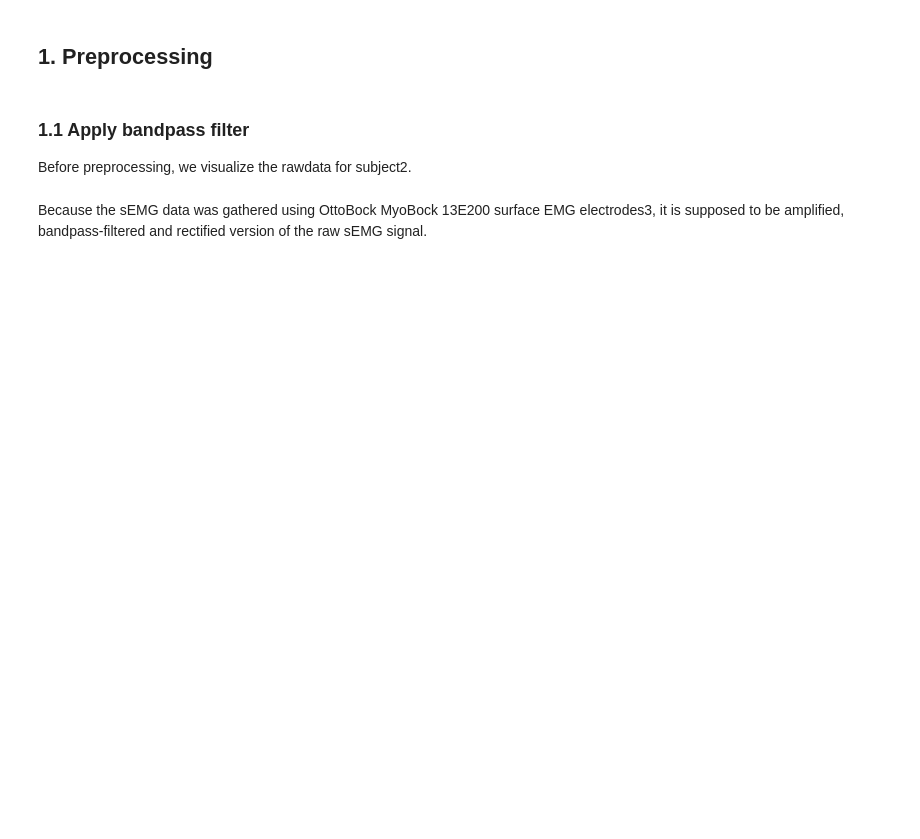
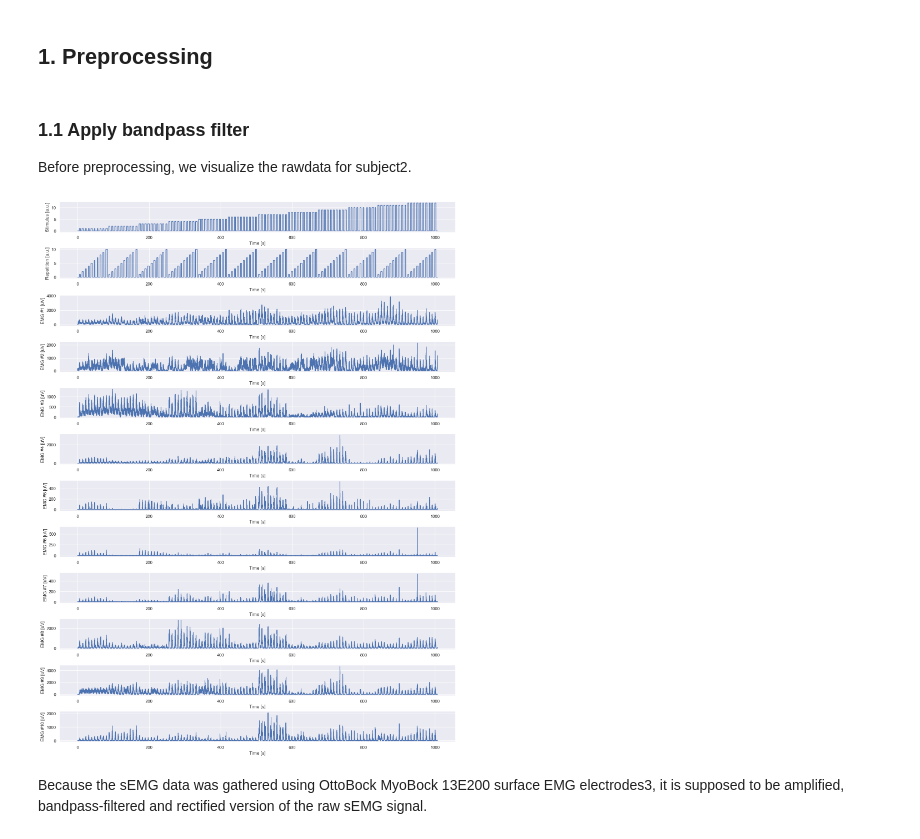
Before and after one commit to YuanshengZhou309/NSSP_Project2, a Jupyter notebook: Miniproject2-Part1-2.ipynb, the cells around one changed output. Saved outputs shown, nothing was run; the diff lists cells and outputs as text; code cells hidden in the pictures; blank space fills up the shorter version.

```diff
--- a/Miniproject2-Part1-2.ipynb
+++ b/Miniproject2-Part1-2.ipynb
@@ -33,24 +41,26 @@ Before preprocessing, we visualize the rawdata for subject2.
 # %%
 n_channels = emg.shape[1]
 
-fs = 2000 # According to the references, sampling frequency here is 2000 Hz.
+fs = 100 # According to the references, sampling frequency here is 2000 Hz.
 
 time_steps = np.arange(0,emg.shape[0]/fs, 1/fs)
 
 fig, ax = plt.subplots(n_channels+2, 1, constrained_layout=True, figsize=(15, 20))
 
 ax[0].plot(time_steps, stimulus)
 ax[0].set_xlabel("Time [s]")
 ax[0].set_ylabel("Stimulus [a.u.]")
 
 ax[1].plot(time_steps, repetition)
 ax[1].set_xlabel("Time [s]")
 ax[1].set_ylabel("Repetition [a.u.]")
 
 for channel_idx in range(n_channels):
     ax[channel_idx+2].plot(time_steps, emg[:, channel_idx]*1000)
     ax[channel_idx+2].set_xlabel("Time [s]")
     ax[channel_idx+2].set_ylabel(f"EMG #{channel_idx+1} [uV]")
+# %% [output]
+[figure, added]
 # %% [markdown]
 Because the sEMG data was gathered using OttoBock MyoBock 13E200 surface EMG electrodes3, it is supposed to be amplified, bandpass-filtered and rectified version of the raw sEMG signal.
 # %%
```
Also changed, not shown: parts of 29 cells of this notebook.
